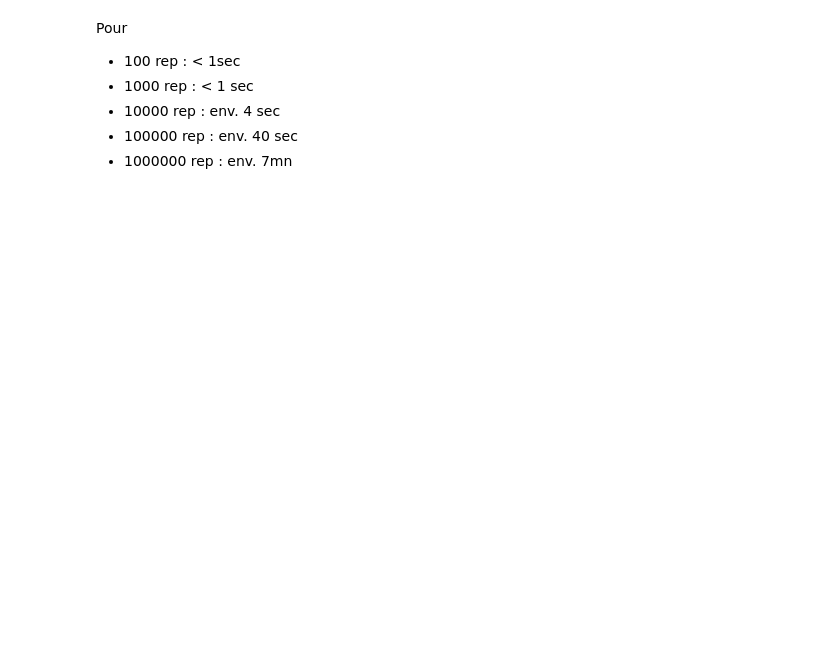
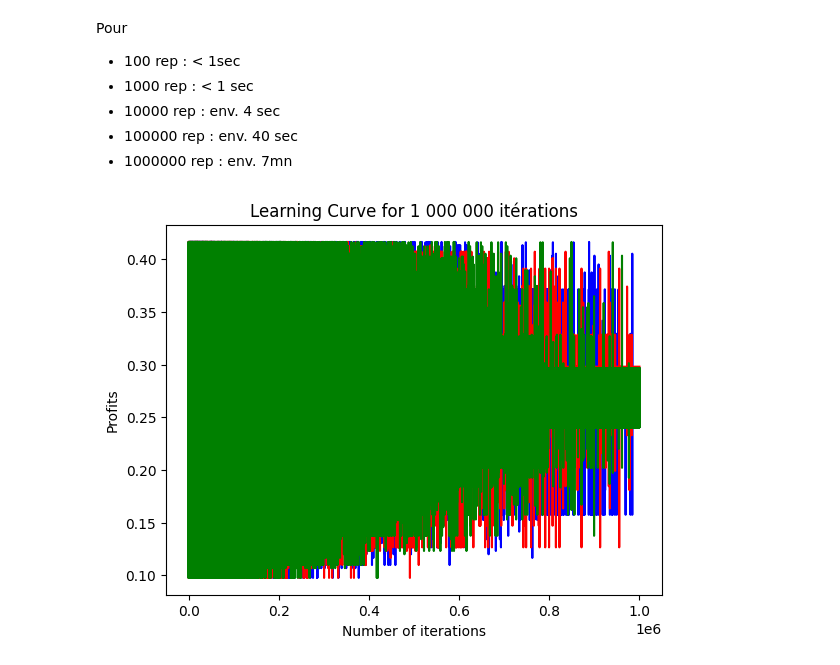
Before and after one commit to Suzie14/AlgoritmCollusion, a Jupyter notebook: Code/test_function.ipynb, the cells around one changed output. Drawn from its saved outputs; the diff is of its cells as text; code cells hidden in the pictures; blank space fills up the shorter version.

Commit message:
learning curve

```diff
--- a/Code/test_function.ipynb
+++ b/Code/test_function.ipynb
@@ -77,21 +77,27 @@ def jeu(pN,pM,Xi,m, A, S, epsilon, beta, alpha, delta, initQ, updateQ, nb_iterat
     Q1 = initQ(Q1)
     Q2 = np.zeros((len(A),len(S))) #Q matrice j2
     Q2 = initQ(Q2)
-    t = 0
     s_t_index = np.random.randint(m*m)
+    temps = []
+    profit = []
+
     #Phase itérative
-    while t < nb_iteration:
+    for t in range(nb_iteration):
         a_t_index1 = get_next_action(Q1,s_t_index,epsilon(beta,t),m,trouve_max)
         a_t_index2 = get_next_action(Q2,s_t_index,epsilon(beta,t),m,trouve_max)
         #print(a_t_index1,a_t_index2)
         s_t1 = [A[a_t_index1],A[a_t_index2]]
+        profit1 = pi1(s_t1)
         s_t1_index = find_index(S,s_t1)
         Q1 = updateQ(Q1,S, a_t_index1, s_t_index, alpha, delta, pi1, s_t1_index)
         #print(Q1[a_t_index1,s_t_index])
         Q2 = updateQ(Q2,S,a_t_index2, s_t_index, alpha, delta, pi2, s_t1_index)
-        t = t+1
         s_t_index = s_t1_index
-    return Q1, Q2, S[s_t1_index]
+        temps.append(t)
+        profit.append(profit1)
+
+
+    return S[s_t1_index], temps, profit
 # %% [markdown]
 Test des différentes fonctions
 # %%
@@ -160,4 +166,4 @@ for i in range (len(S_test)):
         print(i,find_index(S_test,S_test[i]))
         print(S_test[i],S_test[find_index(S_test,S_test[i])]) #on doit rien print
 # %%
-jeu(pN=1.78,pM=2,Xi=0.1,m=15, A=A, S=S, epsilon = epsilon, beta=10**(-5), alpha = 0.1, delta = 0.95, initQ=initQwithLargeConstantValue, updateQ=updateQ, nb_iteration=100000, get_next_action = get_next_action,trouve_max=trouve_max,pi1=pi1, pi2=pi2, find_index=find_index)
+results1 = jeu(pN=1.47,pM=1.93,Xi=0.1,m=15, A=A, S=S, epsilon = epsilon, beta=10**(-5), alpha = 0.1, delta = 0.95, initQ=initQwithLargeConstantValue, updateQ=updateQ, nb_iteration=1000000, get_next_action = get_next_action,trouve_max=trouve_max,pi1=pi1, pi2=pi2, find_index=find_index)
@@ -182,3 +170,7 @@ jeu(pN=1.78,pM=2,Xi=0.1,m=15, A=A, S=S, epsilon = epsilon, beta=10**(-5), alpha
+# %%
+results2 = jeu(pN=1.47,pM=1.93,Xi=0.1,m=15, A=A, S=S, epsilon = epsilon, beta=10**(-5), alpha = 0.1, delta = 0.95, initQ=initQwithLargeConstantValue, updateQ=updateQ, nb_iteration=1000000, get_next_action = get_next_action,trouve_max=trouve_max,pi1=pi1, pi2=pi2, find_index=find_index)
+# %%
+results3 = jeu(pN=1.47,pM=1.93,Xi=0.1,m=15, A=A, S=S, epsilon = epsilon, beta=10**(-5), alpha = 0.1, delta = 0.95, initQ=initQwithLargeConstantValue, updateQ=updateQ, nb_iteration=1000000, get_next_action = get_next_action,trouve_max=trouve_max,pi1=pi1, pi2=pi2, find_index=find_index)
 # %% [markdown]
 Pour
 - 100 rep : < 1sec
@@ -186,3 +178,13 @@ Pour
 - 10000 rep : env. 4 sec
 - 100000 rep : env. 40 sec
 - 1000000 rep : env. 7mn
+# %%
+plt.title("Learning Curve for 1 000 000 itérations")
+plt.plot(results1[1], results1[2], "b", label = "Simulation 1")
+plt.plot(results2[1], results2[2], "r", label = "Simulation 2")
+plt.plot(results3[1], results3[2], "g", label = "Simulation 3")
+plt.xlabel('Number of iterations')
+plt.ylabel('Profits')
+plt.show()
+# %% [output]
+[figure, added]
```
Also changed, not shown: parts of 4 cells of this notebook.
